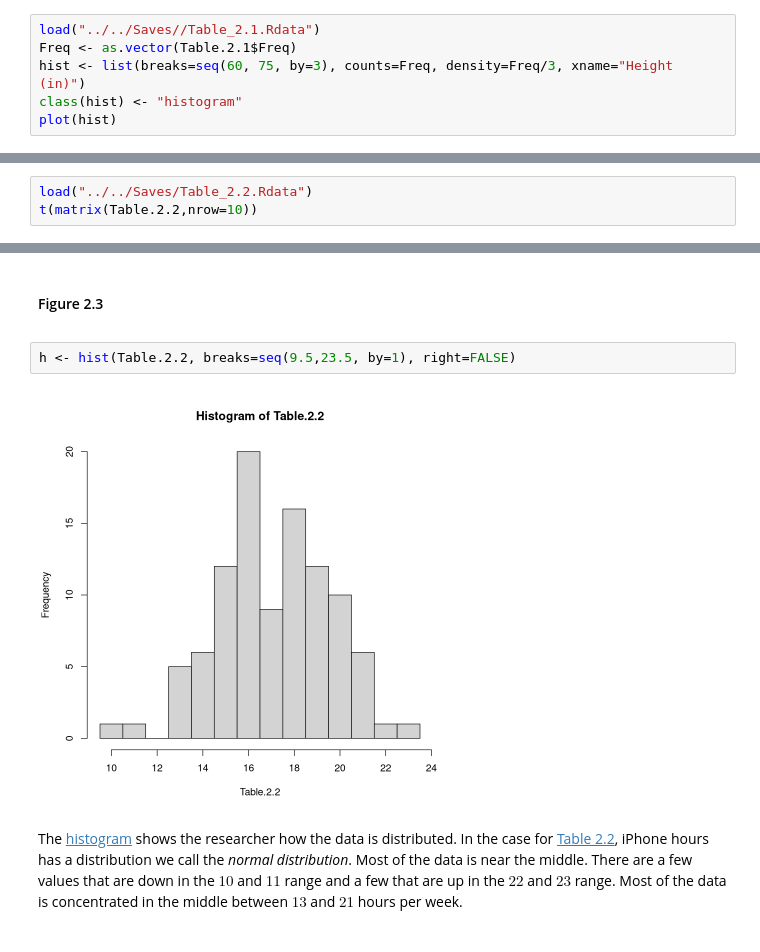
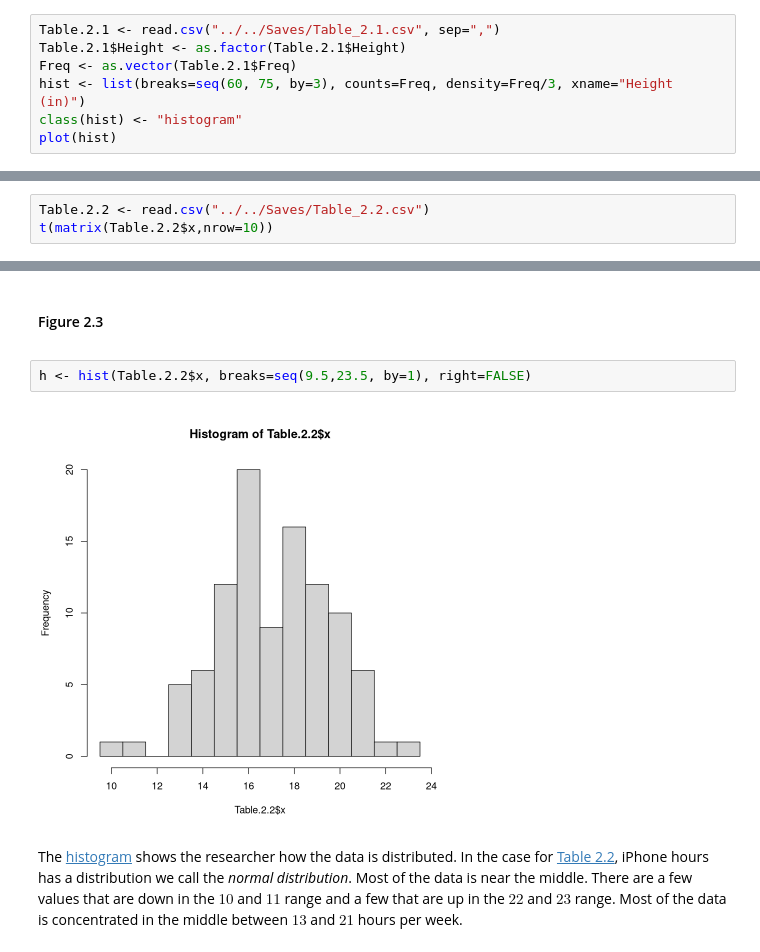
Before and after one commit to jbennett7/Statistics, a Jupyter notebook: 02 Chapter 2 Frequency distributions/01 Text/09 Histograms and frequency polygons.ipynb, the cells around one changed output, grey strips where cells are left out. Saved outputs shown, nothing was run; the diff lists cells and outputs as text.

```diff
--- a/02 Chapter 2 Frequency distributions/01 Text/09 Histograms and frequency polygons.ipynb
+++ b/02 Chapter 2 Frequency distributions/01 Text/09 Histograms and frequency polygons.ipynb
@@ -14,7 +14,8 @@ Notice in [Fig. 2.9](#Figure_2_9) how the frequency polygon is tied down at the
 #### Figure 2-1
 <a id="Figure_2_1"></a>
 # %%
-load("../../Saves//Table_2.1.Rdata")
+Table.2.1 <- read.csv("../../Saves/Table_2.1.csv", sep=",")
+Table.2.1$Height <- as.factor(Table.2.1$Height)
 Freq <- as.vector(Table.2.1$Freq)
 hist <- list(breaks=seq(60, 75, by=3), counts=Freq, density=Freq/3, xname="Height (in)")
 class(hist) <- "histogram"
@@ -39,7 +40,7 @@ points(marks, c(0, hist$counts, 0), pch=20)
 <a id="Table_2_2"></a>
 <a id="Figure_2_2"></a>
 # %%
-load("../../Saves/Table_2.2.Rdata")
-t(matrix(Table.2.2,nrow=10))
+Table.2.2 <- read.csv("../../Saves/Table_2.2.csv")
+t(matrix(Table.2.2$x,nrow=10))
 # %% [output]
 A matrix: 10 × 10 of type dbl
@@ -59,8 +60,8 @@ A matrix: 10 × 10 of type dbl
 #### Figure 2.3
 <a id="Figure_2_3"></a>
 # %%
-h <- hist(Table.2.2, breaks=seq(9.5,23.5, by=1), right=FALSE)
+h <- hist(Table.2.2$x, breaks=seq(9.5,23.5, by=1), right=FALSE)
 # %% [output]
-[figure, old version]
+[figure, new version]
 # %% [markdown]
 The [histogram](#Figure_2_3) shows the researcher how the data is distributed. In the case for [Table 2.2](#Table_2_2), iPhone hours has a distribution we call the _normal distribution_. Most of the data is near the middle. There are a few values that are down in the $10$ and $11$ range and a few that are up in the $22$ and $23$ range. Most of the data is concentrated in the middle between $13$ and $21$ hours per week.
```
Also changed, not shown: parts of 2 cells of this notebook, 5 other files.
